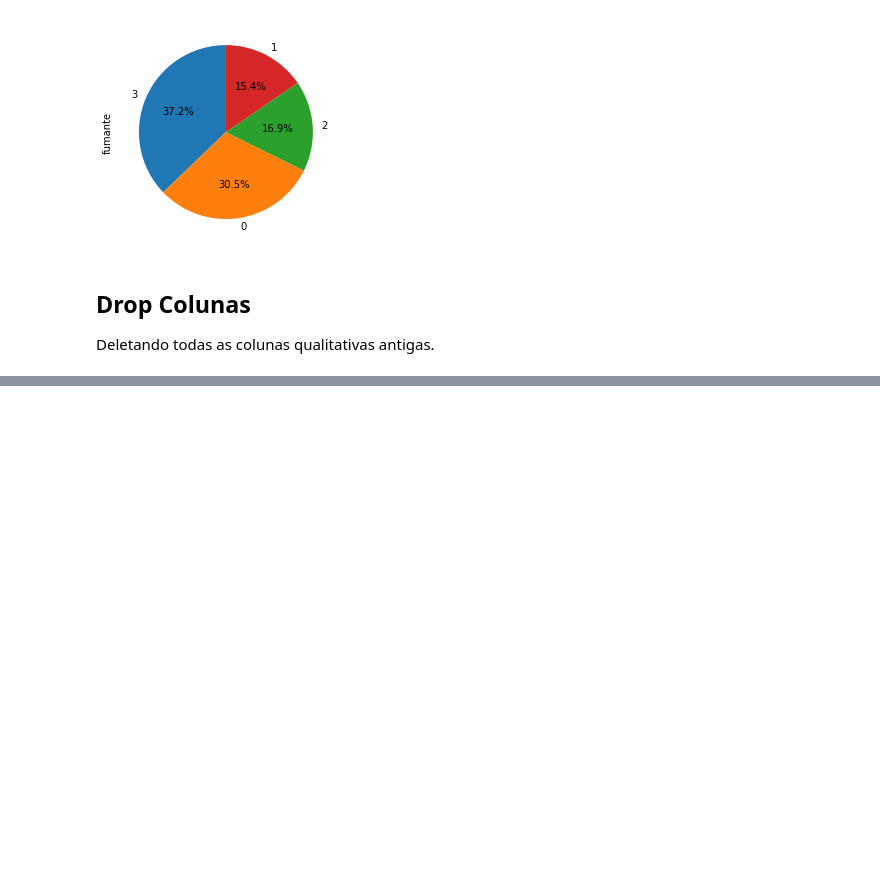
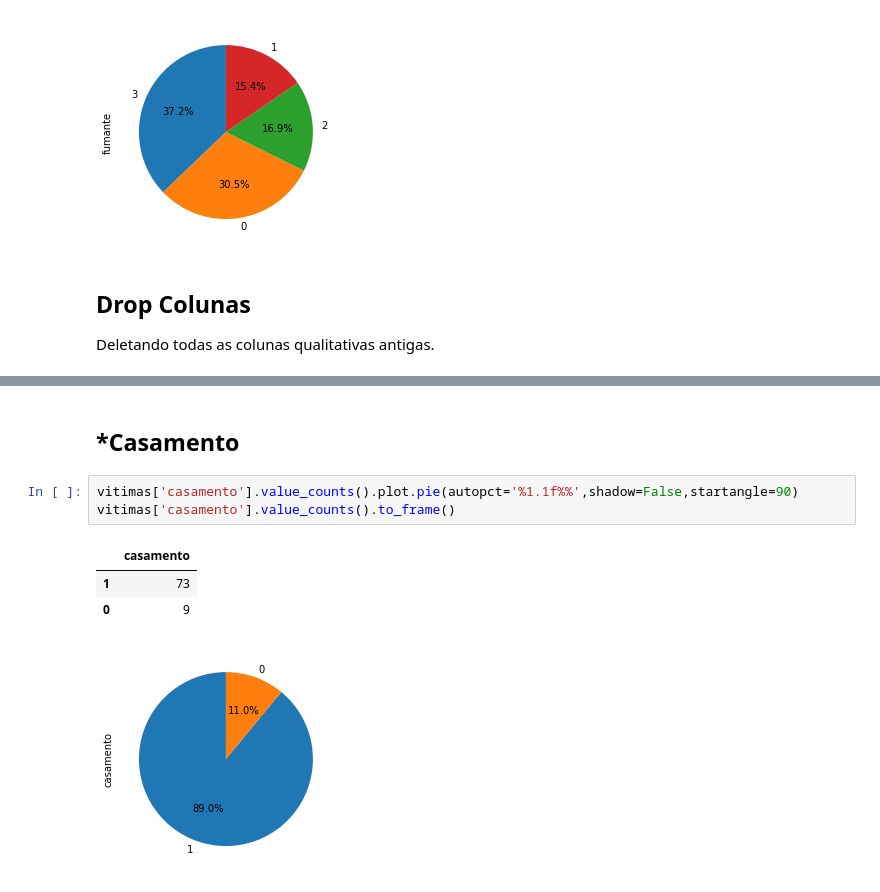
Before and after one commit to brulilika/TCC, a Jupyter notebook: Estudo.ipynb, the cells around one changed output, grey strips where cells are left out. Drawn from its saved outputs; the diff is of its cells as text; blank space fills up the shorter version.

```diff
--- a/Estudo.ipynb
+++ b/Estudo.ipynb
@@ -330,0 +402,11 @@ vitimas['idade'].value_counts().plot.bar()
+# %% [markdown]
+*Casamento
+---
+# %%
+vitimas['casamento'].value_counts().plot.pie(autopct='%1.1f%%',shadow=False,startangle=90)
+vitimas['casamento'].value_counts().to_frame()
+# %% [output]
+|  | casamento |
+| 1 | 73 |
+| 0 | 9 |
+[figure, added]
```
Also changed, not shown: parts of 24 cells of this notebook.
